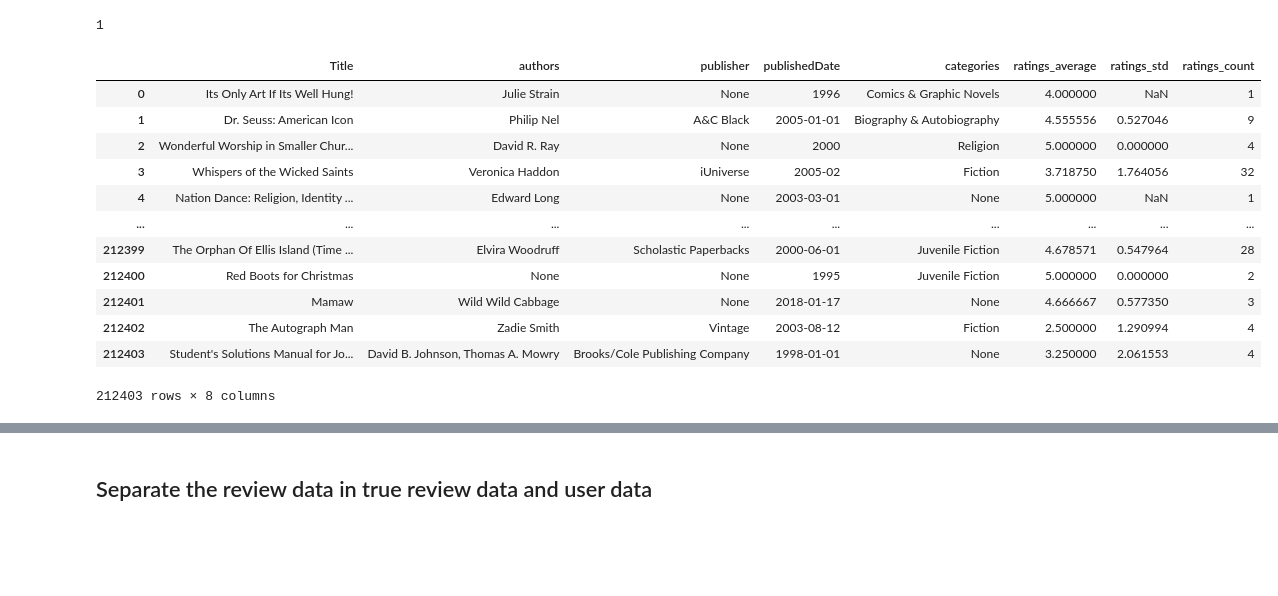
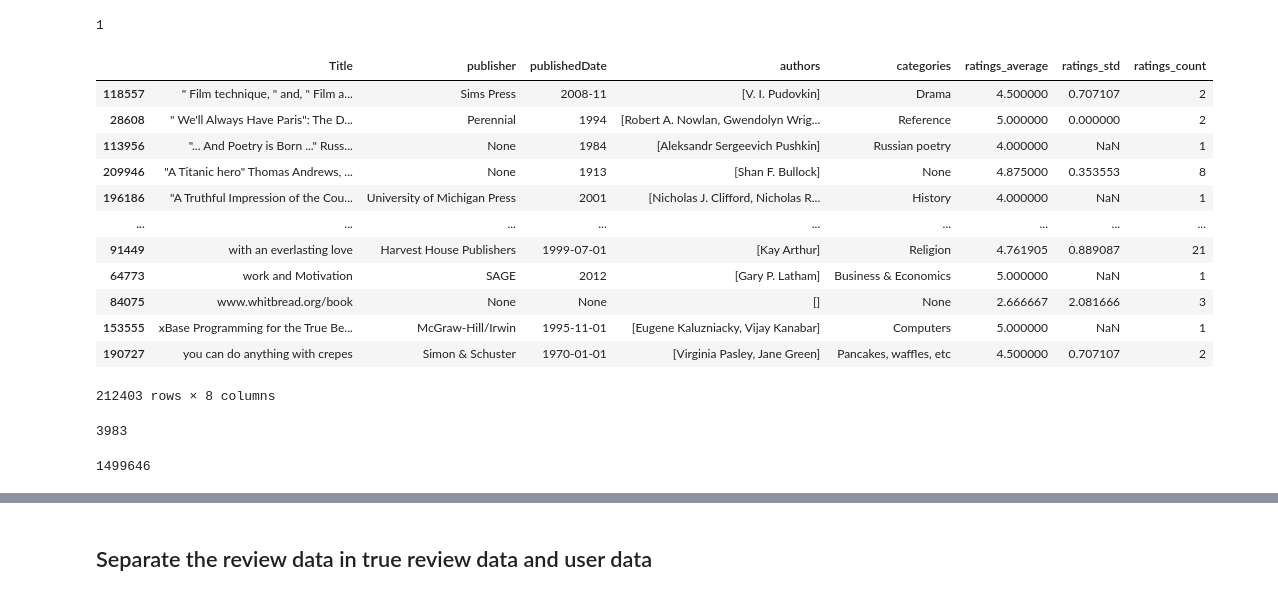
Before and after one commit to feyclan/WT_analysis, a Jupyter notebook: Cleaning.ipynb, the cells around one changed output, grey strips where cells are left out. Drawn from its saved outputs; the diff is of its cells as text; code cells hidden in the pictures; blank space fills up the shorter version.

```diff
--- a/Cleaning.ipynb
+++ b/Cleaning.ipynb
@@ -20,11 +22,2 @@ raw = raw.replace(missing_val, None)
 # %% [markdown]
 ## Clean the book file
-# %%
-# Remove the outer square brackets. Remove all quote marks. (Note some fields have multiple sets of quotes, if there are multiple authors)
-def clean_author(str):
-    if str is None:
-        return None
-    else:
-        return ((str[1:-1]).replace("'", ""))
-
-raw["authors"] = raw["authors"].apply(clean_author)
@@ -36,0 +24,10 @@ del raw["ratingsCount"]
+# %%
+def process_string(in_str):
+    if in_str is None:
+        return []
+    else:
+        temp = in_str[1:-1].split(", ")
+        temp = [mystr[1:-1] for mystr in temp]
+        return temp
+
+clean_books["authors"] = raw["authors"].apply(process_string)
@@ -49,5 +50,12 @@ raw[raw["categories_count"] > 2.0]
 # %%
 # No book has more than 1 category, so let's safely remove the quotes and brackets like we did for authors
-raw["categories"] = raw["categories"].apply(clean_author)
-del raw["categories_count"]
+
+# Remove the outer square brackets. Remove all quote marks. (Note some fields have multiple sets of quotes, if there are multiple authors)
+def remove_outer_braces(str):
+    if str is None:
+        return None
+    else:
+        return str[2:-2]
+
+clean_books["categories"] = raw["categories"].apply(remove_outer_braces)
 # %%
@@ -68,8 +76,8 @@ raw
 212404 rows × 5 columns
 # %%
 # Notice one book does not have a title
-print(raw[raw["Title"].isnull()])
+print(clean_books[clean_books["Title"].isnull()])
 
 # Let's remove it
-raw.dropna(subset="Title", inplace=True)
+clean_books.dropna(subset="Title", inplace=True)
 # %% [output]
@@ -163,24 +152,31 @@ print(number_of_reviews_per_title['"... And Poetry is Born ..." Russian Classica
 # %% [output]
 1
 # %%
-raw_alphabetically = raw.sort_values(by="Title")
+clean_alphabetically = clean_books.sort_values(by="Title")
 
-raw_alphabetically["ratings_average"] = average_score_per_title.tolist()
-raw_alphabetically["ratings_std"]  = std_score_per_title.tolist()
-raw_alphabetically["ratings_count"] = number_of_reviews_per_title.sort_index().tolist()
+clean_alphabetically["ratings_average"] = average_score_per_title.tolist()
+clean_alphabetically["ratings_std"]  = std_score_per_title.tolist()
+clean_alphabetically["ratings_count"] = number_of_reviews_per_title.sort_index().tolist()
 
-raw_alphabetically.sort_index()
+clean_alphabetically
 # %% [output]
-|  | Title | authors | publisher | publishedDate | categories | ratings_average | ratings_std | ratings_count |
-| 0 | Its Only Art If Its Well Hung! | Julie Strain | None | 1996 | Comics & Graphic Novels | 4.000000 | NaN | 1 |
-| 1 | Dr. Seuss: American Icon | Philip Nel | A&C Black | 2005-01-01 | Biography & Autobiography | 4.555556 | 0.527046 | 9 |
-| 2 | Wonderful Worship in Smaller Chur... | David R. Ray | None | 2000 | Religion | 5.000000 | 0.000000 | 4 |
-| 3 | Whispers of the Wicked Saints | Veronica Haddon | iUniverse | 2005-02 | Fiction | 3.718750 | 1.764056 | 32 |
-| 4 | Nation Dance: Religion, Identity ... | Edward Long | None | 2003-03-01 | None | 5.000000 | NaN | 1 |
+|  | Title | publisher | publishedDate | authors | categories | ratings_average | ratings_std | ratings_count |
+| 118557 | " Film technique, " and, " Film a... | Sims Press | 2008-11 | [V. I. Pudovkin] | Drama | 4.500000 | 0.707107 | 2 |
+| 28608 | " We'll Always Have Paris": The D... | Perennial | 1994 | [Robert A. Nowlan, Gwendolyn Wrig... | Reference | 5.000000 | 0.000000 | 2 |
+| 113956 | "... And Poetry is Born ..." Russ... | None | 1984 | [Aleksandr Sergeevich Pushkin] | Russian poetry | 4.000000 | NaN | 1 |
+| 209946 | "A Titanic hero" Thomas Andrews, ... | None | 1913 | [Shan F. Bullock] | None | 4.875000 | 0.353553 | 8 |
+| 196186 | "A Truthful Impression of the Cou... | University of Michigan Press | 2001 | [Nicholas J. Clifford, Nicholas R... | History | 4.000000 | NaN | 1 |
 | ... | ... | ... | ... | ... | ... | ... | ... | ... |
-| 212399 | The Orphan Of Ellis Island (Time ... | Elvira Woodruff | Scholastic Paperbacks | 2000-06-01 | Juvenile Fiction | 4.678571 | 0.547964 | 28 |
-| 212400 | Red Boots for Christmas | None | None | 1995 | Juvenile Fiction | 5.000000 | 0.000000 | 2 |
-| 212401 | Mamaw | Wild Wild Cabbage | None | 2018-01-17 | None | 4.666667 | 0.577350 | 3 |
-| 212402 | The Autograph Man | Zadie Smith | Vintage | 2003-08-12 | Fiction | 2.500000 | 1.290994 | 4 |
-| 212403 | Student's Solutions Manual for Jo... | David B. Johnson, Thomas A. Mowry | Brooks/Cole Publishing Company | 1998-01-01 | None | 3.250000 | 2.061553 | 4 |
+| 91449 | with an everlasting love | Harvest House Publishers | 1999-07-01 | [Kay Arthur] | Religion | 4.761905 | 0.889087 | 21 |
+| 64773 | work and Motivation | SAGE | 2012 | [Gary P. Latham] | Business & Economics | 5.000000 | NaN | 1 |
+| 84075 | www.whitbread.org/book | None | None | [] | None | 2.666667 | 2.081666 | 3 |
+| 153555 | xBase Programming for the True Be... | McGraw-Hill/Irwin | 1995-11-01 | [Eugene Kaluzniacky, Vijay Kanabar] | Computers | 5.000000 | NaN | 1 |
+| 190727 | you can do anything with crepes | Simon & Schuster | 1970-01-01 | [Virginia Pasley, Jane Green] | Pancakes, waffles, etc | 4.500000 | 0.707107 | 2 |
 212403 rows × 8 columns
+# %%
+threshold = clean_alphabetically[clean_alphabetically["ratings_count"] > 100]
+print(len(clean_alphabetically[clean_alphabetically["ratings_count"] > 100]))
+threshold["ratings_count"].sum()
+# %% [output]
+3983
+1499646
```
Also changed, not shown: parts of 26 cells of this notebook, 1 other file.
